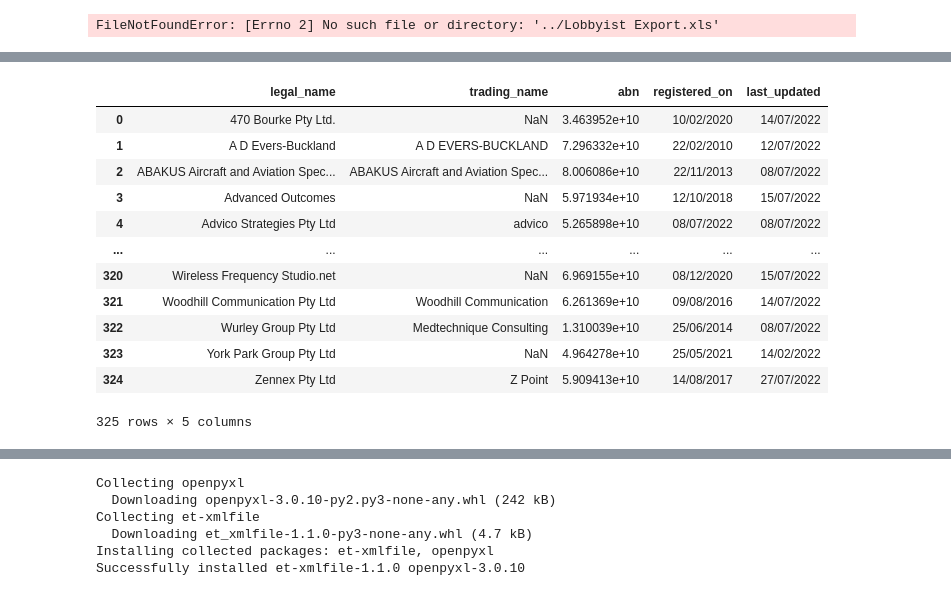
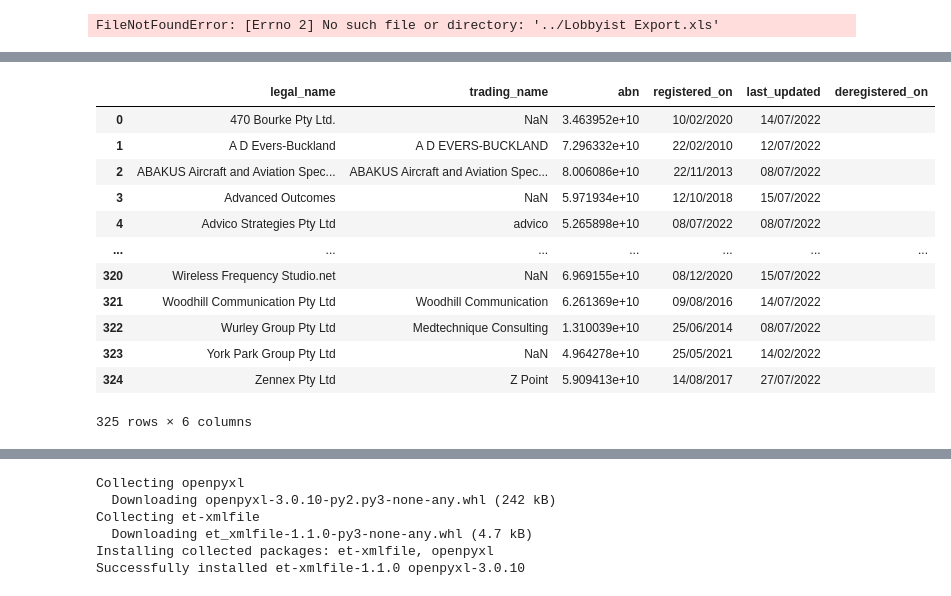
Before and after one commit to sjeruto/ARDC-Project, a Jupyter notebook: notebooks/mg_workbook.ipynb, the cells around one changed output, grey strips where cells are left out. Cells and saved outputs as stored; diff of their text form; code cells hidden in the pictures.

```diff
--- a/notebooks/mg_workbook.ipynb
+++ b/notebooks/mg_workbook.ipynb
@@ -69,22 +68,23 @@ UUID('89251864-211a-11ed-adc3-25ac5a556405')
 # %%
 organisations_df = pd.read_excel('../Downloadable Lobbyist Register.xlsx', sheet_name='Organisations', header=7)
 organisations_df.columns = organisations_df.columns.str.replace(' ', '_')
 organisations_df.columns = organisations_df.columns.str.lower()
 organisations_df.columns = organisations_df.columns.str.replace(':', '')
 organisations_df = organisations_df[[c for c in organisations_df.columns if c not in ['unnamed_0']]]
 organisations_df.abn = pd.to_numeric(organisations_df.abn.str.replace(' ', ''))
+organisations_df["deregistered_on"] = ''
 organisations_df
 # %% [output]
-|  | legal_name | trading_name | abn | registered_on | last_updated |
-| 0 | 470 Bourke Pty Ltd. | NaN | 3.463952e+10 | 10/02/2020 | 14/07/2022 |
-| 1 | A D Evers-Buckland | A D EVERS-BUCKLAND | 7.296332e+10 | 22/02/2010 | 12/07/2022 |
-| 2 | ABAKUS Aircraft and Aviation Spec... | ABAKUS Aircraft and Aviation Spec... | 8.006086e+10 | 22/11/2013 | 08/07/2022 |
-| 3 | Advanced Outcomes | NaN | 5.971934e+10 | 12/10/2018 | 15/07/2022 |
-| 4 | Advico Strategies Pty Ltd | advico | 5.265898e+10 | 08/07/2022 | 08/07/2022 |
-| ... | ... | ... | ... | ... | ... |
-| 320 | Wireless Frequency Studio.net | NaN | 6.969155e+10 | 08/12/2020 | 15/07/2022 |
-| 321 | Woodhill Communication Pty Ltd | Woodhill Communication | 6.261369e+10 | 09/08/2016 | 14/07/2022 |
-| 322 | Wurley Group Pty Ltd | Medtechnique Consulting | 1.310039e+10 | 25/06/2014 | 08/07/2022 |
-| 323 | York Park Group Pty Ltd | NaN | 4.964278e+10 | 25/05/2021 | 14/02/2022 |
-| 324 | Zennex Pty Ltd | Z Point | 5.909413e+10 | 14/08/2017 | 27/07/2022 |
+|  | legal_name | trading_name | abn | registered_on | last_updated | deregistered_on |
+| 0 | 470 Bourke Pty Ltd. | NaN | 3.463952e+10 | 10/02/2020 | 14/07/2022 |  |
+| 1 | A D Evers-Buckland | A D EVERS-BUCKLAND | 7.296332e+10 | 22/02/2010 | 12/07/2022 |  |
+| 2 | ABAKUS Aircraft and Aviation Spec... | ABAKUS Aircraft and Aviation Spec... | 8.006086e+10 | 22/11/2013 | 08/07/2022 |  |
+| 3 | Advanced Outcomes | NaN | 5.971934e+10 | 12/10/2018 | 15/07/2022 |  |
+| 4 | Advico Strategies Pty Ltd | advico | 5.265898e+10 | 08/07/2022 | 08/07/2022 |  |
+| ... | ... | ... | ... | ... | ... | ... |
+| 320 | Wireless Frequency Studio.net | NaN | 6.969155e+10 | 08/12/2020 | 15/07/2022 |  |
+| 321 | Woodhill Communication Pty Ltd | Woodhill Communication | 6.261369e+10 | 09/08/2016 | 14/07/2022 |  |
+| 322 | Wurley Group Pty Ltd | Medtechnique Consulting | 1.310039e+10 | 25/06/2014 | 08/07/2022 |  |
+| 323 | York Park Group Pty Ltd | NaN | 4.964278e+10 | 25/05/2021 | 14/02/2022 |  |
+| 324 | Zennex Pty Ltd | Z Point | 5.909413e+10 | 14/08/2017 | 27/07/2022 |  |
-325 rows × 5 columns
+325 rows × 6 columns
```
Also changed, not shown: parts of 3 cells of this notebook, 3 other files.
